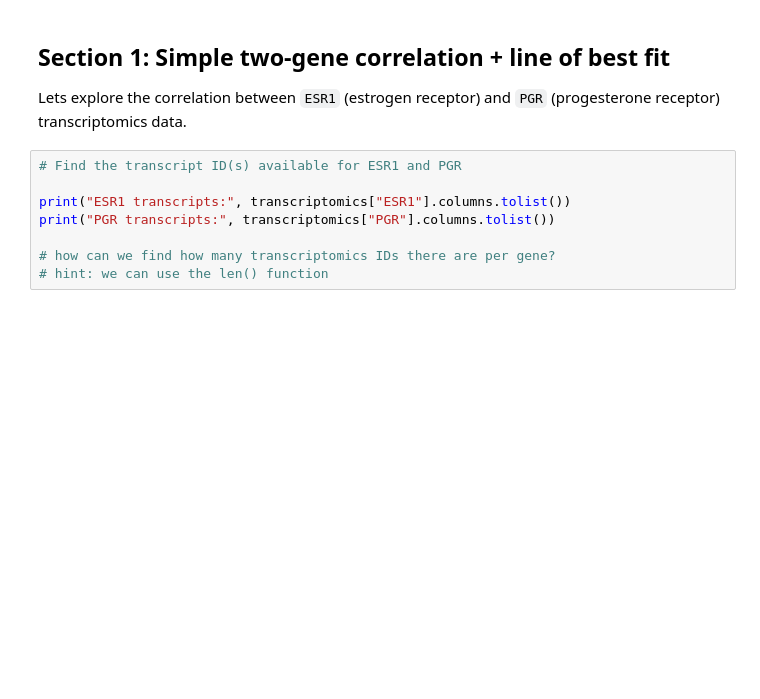
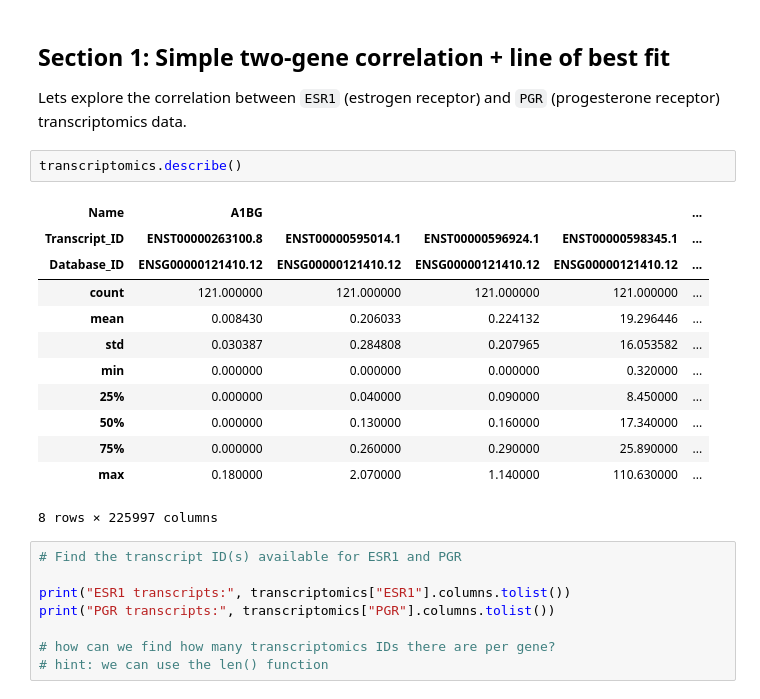
Before and after one commit to ZuckermanLab/CodingClass2026, a Jupyter notebook: Part3_LinearRegression_Clustering_Case.ipynb, the cells around one changed output. Saved outputs shown, nothing was run; the diff lists cells and outputs as text; blank space fills up the shorter version.

```diff
--- a/Part3_LinearRegression_Clustering_Case.ipynb
+++ b/Part3_LinearRegression_Clustering_Case.ipynb
@@ -41,6 +43,21 @@ transcriptomics = bc.get_transcriptomics('broad')
 ## Section 1: Simple two-gene correlation + line of best fit
 
 Lets explore the correlation between `ESR1` (estrogen receptor) and `PGR` (progesterone receptor) transcriptomics data.
+# %%
+transcriptomics.describe()
+# %% [output]
+| Name | A1BG |  |  |  | ... |
+| Transcript_ID | ENST00000263100.8 | ENST00000595014.1 | ENST00000596924.1 | ENST00000598345.1 | ... |
+| Database_ID | ENSG00000121410.12 | ENSG00000121410.12 | ENSG00000121410.12 | ENSG00000121410.12 | ... |
+| count | 121.000000 | 121.000000 | 121.000000 | 121.000000 | ... |
+| mean | 0.008430 | 0.206033 | 0.224132 | 19.296446 | ... |
+| std | 0.030387 | 0.284808 | 0.207965 | 16.053582 | ... |
+| min | 0.000000 | 0.000000 | 0.000000 | 0.320000 | ... |
+| 25% | 0.000000 | 0.040000 | 0.090000 | 8.450000 | ... |
+| 50% | 0.000000 | 0.130000 | 0.160000 | 17.340000 | ... |
+| 75% | 0.000000 | 0.260000 | 0.290000 | 25.890000 | ... |
+| max | 0.180000 | 2.070000 | 1.140000 | 110.630000 | ... |
+8 rows × 225997 columns
 # %%
 # Find the transcript ID(s) available for ESR1 and PGR
 
```
Also changed, not shown: parts of 2 cells of this notebook.
